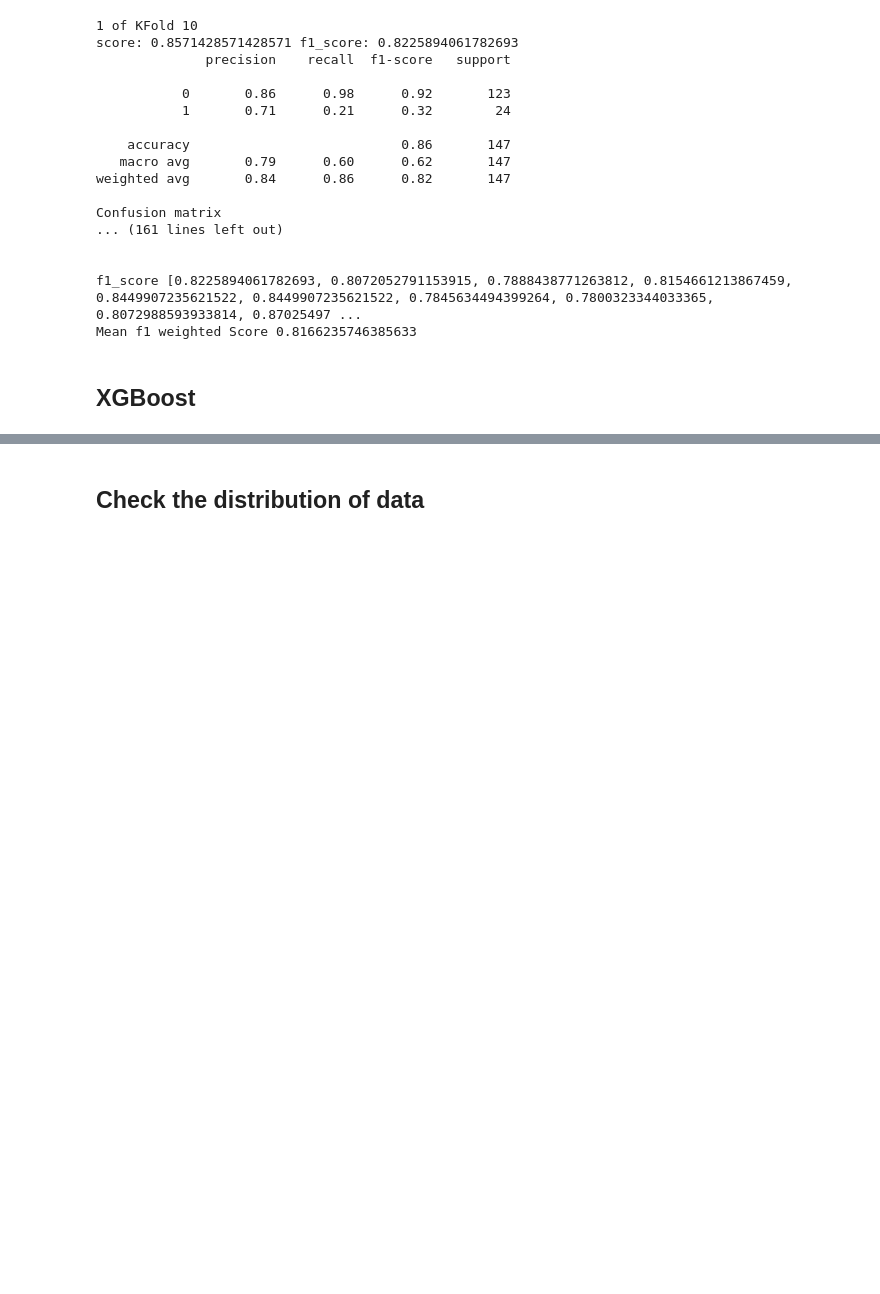
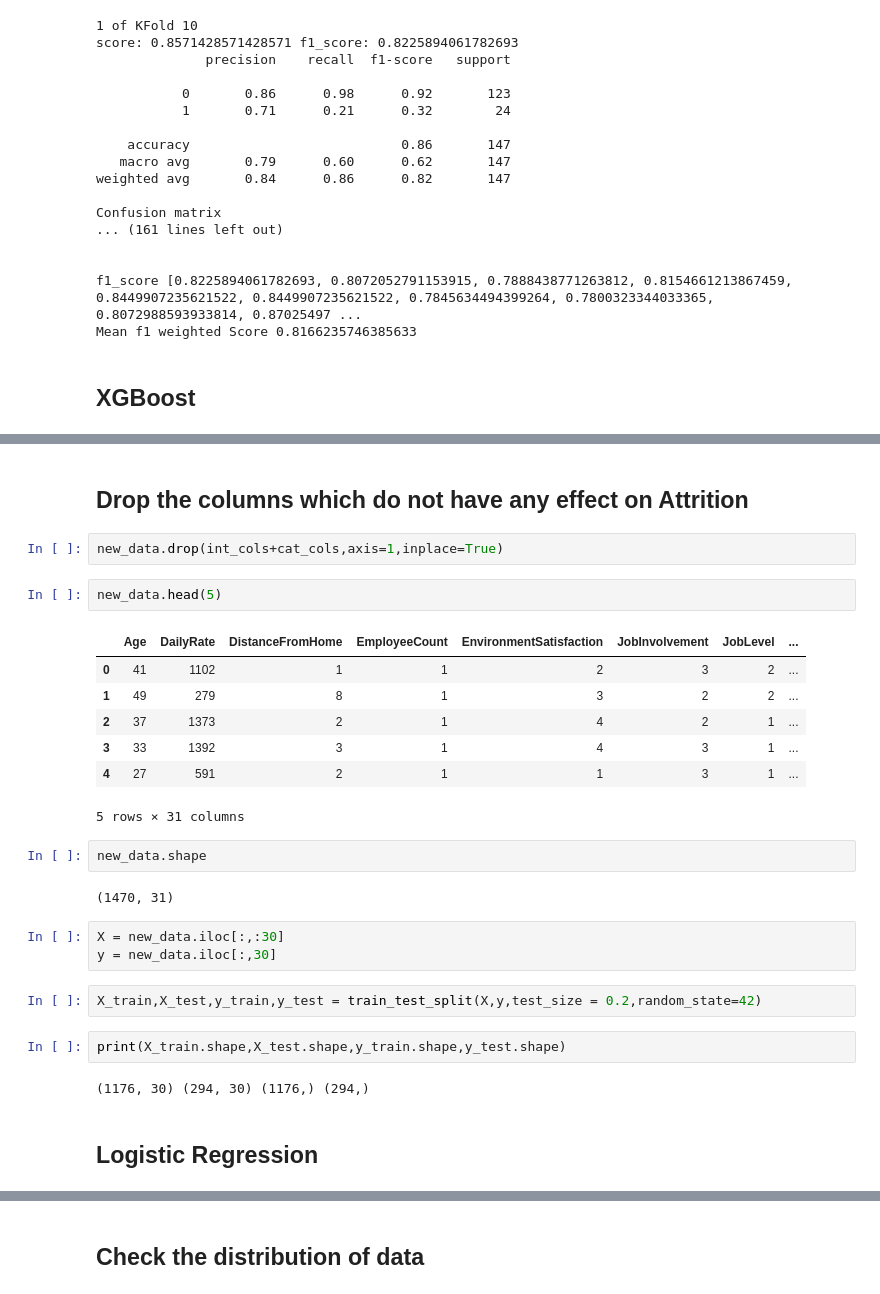
Before and after one commit to Adityav93/HR-Employee-Attrition, a Jupyter notebook: HR-Employee-Attrition.ipynb, the cells around one changed output, grey strips where cells are left out. Saved outputs shown, nothing was run; the diff lists cells and outputs as text; blank space fills up the shorter version.

```diff
--- a/HR-Employee-Attrition.ipynb
+++ b/HR-Employee-Attrition.ipynb
@@ -465,0 +576,29 @@ print(scores.std()*100,'%')
+# %% [markdown]
+## Drop the columns which do not have any effect on Attrition
+# %%
+new_data.drop(int_cols+cat_cols,axis=1,inplace=True)
+# %%
+new_data.head(5)
+# %% [output]
+|  | Age | DailyRate | DistanceFromHome | EmployeeCount | EnvironmentSatisfaction | JobInvolvement | JobLevel | ... |
+| 0 | 41 | 1102 | 1 | 1 | 2 | 3 | 2 | ... |
+| 1 | 49 | 279 | 8 | 1 | 3 | 2 | 2 | ... |
+| 2 | 37 | 1373 | 2 | 1 | 4 | 2 | 1 | ... |
+| 3 | 33 | 1392 | 3 | 1 | 4 | 3 | 1 | ... |
+| 4 | 27 | 591 | 2 | 1 | 1 | 3 | 1 | ... |
+5 rows × 31 columns
+# %%
+new_data.shape
+# %% [output]
+(1470, 31)
+# %%
+X = new_data.iloc[:,:30]
+y = new_data.iloc[:,30]
+# %%
+X_train,X_test,y_train,y_test = train_test_split(X,y,test_size = 0.2,random_state=42)
+# %%
+print(X_train.shape,X_test.shape,y_train.shape,y_test.shape)
+# %% [output]
+(1176, 30) (294, 30) (1176,) (294,)
+# %% [markdown]
+## Logistic Regression
```
Also changed, not shown: parts of 34 cells of this notebook.
